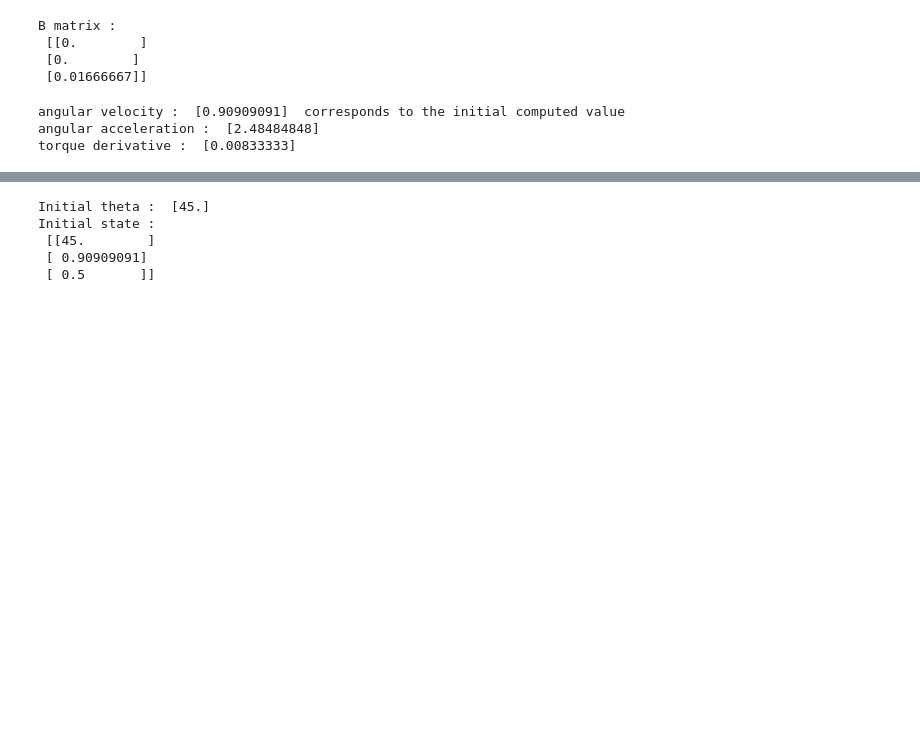
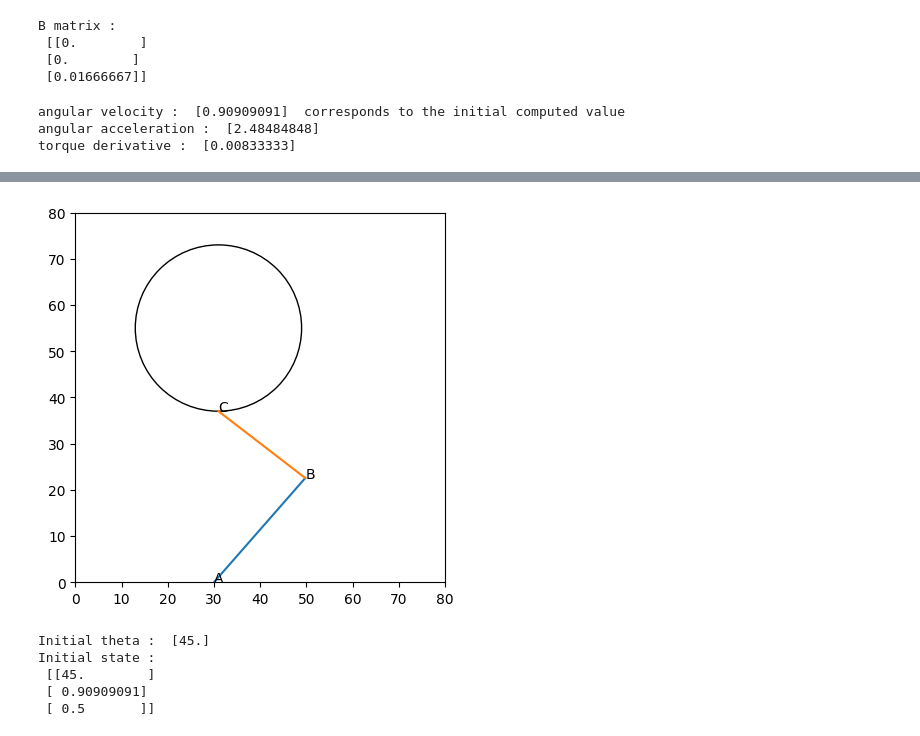
Before and after one commit to AcaAac/Neuroscience-EPL, a Jupyter notebook: Project_1_Stochastic_Optimal_Control.ipynb, the cells around one changed output, grey strips where cells are left out. Saved outputs shown, nothing was run; the diff lists cells and outputs as text; code cells hidden in the pictures; blank space fills up the shorter version.

```diff
--- a/Project_1_Stochastic_Optimal_Control.ipynb
+++ b/Project_1_Stochastic_Optimal_Control.ipynb
@@ -110,3 +193,43 @@ plt.show()
+# %%
+# change position
+# constants
+A = [30,0]
+C2 = [C[0],C[1]-18]
+# distance A-C2
+AC2 = np.sqrt((C2[0]-A[0])**2+(C2[1]-A[1])**2)
+# angle between AC and x-axis
+alpha = np.arccos(C2[0]/AC2)
+
+theta_shoulder = 0
+theta_elbow = 0
+
+# compute angles
+k = (C2[0]**2+C2[1]**2+l_arm**2-l_forearm**2)/(2*l_arm)
+theta_shoulder = np.arccos(k/AC2)+alpha
+theta_elbow = np.arccos((l_arm*np.cos(theta_shoulder)-C2[0])/l_forearm)
+
+# compute joint positions
+A = [30,0]
+B = [0,0]
+B[0] = A[0] + np.cos(theta_shoulder)*l_arm
+B[1] = A[1] + np.sin(theta_shoulder)*l_arm
+
+# check with the figure
+fig, ax = plt.subplots()
+plt.gca().set_aspect('equal', adjustable='box')
+ax.add_patch(Circle(centre,18,fill=False))
+plt.xlim(0,80)
+plt.ylim(0,80)
+plt.plot([A[0],B[0]],[A[1],B[1]])
+plt.plot([B[0],C2[0]],[B[1],C2[1]])
+labels = ['A','B','C']
+plt.text(A[0],A[1],'A')
+plt.text(B[0],B[1],'B')
+plt.text(C2[0],C2[1],'C')
+
+plt.show()
+# %% [output]
+[figure, added]
 # %%
 # One Joint Testing
 # Initial state
```
Also changed, not shown: parts of 5 cells of this notebook, 1 other file.
